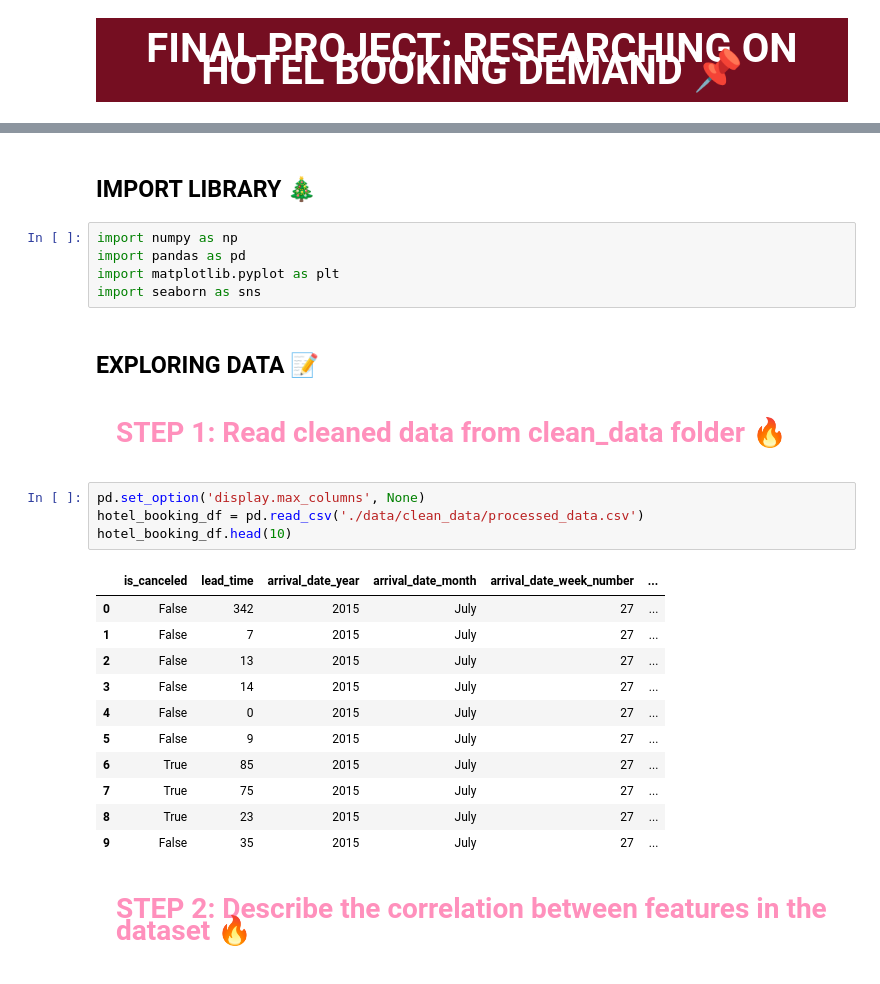
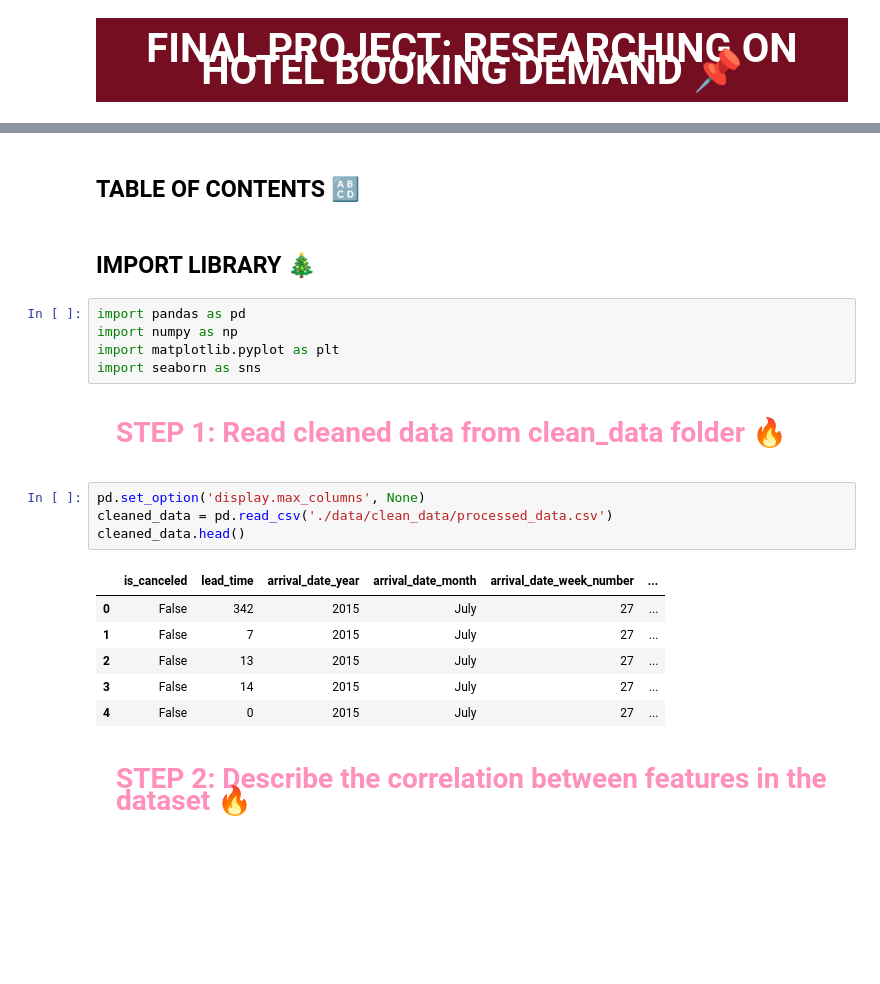
Before and after one commit to danghuynh-bit/LTKHDL_hotekbookingdemand, a Jupyter notebook: 03_Analyzing_Questions.ipynb, the cells around one changed output, grey strips where cells are left out. Cells and saved outputs as stored; diff of their text form; blank space fills up the shorter version.

```diff
--- a/03_Analyzing_Questions.ipynb
+++ b/03_Analyzing_Questions.ipynb
@@ -8,33 +8,28 @@
 </div>
+# %% [markdown]
+## **TABLE OF CONTENTS** 🔠
 # %% [markdown]
 ## **IMPORT LIBRARY** 🎄<a class="anchor" id="c1"></a>
 # %%
+import pandas as pd
 import numpy as np
-import pandas as pd
 import matplotlib.pyplot as plt
 import seaborn as sns
-# %% [markdown]
-## **EXPLORING DATA** 📝
 # %% [markdown]
 <div style="text-align: left; font-family: 'Trebuchet MS', Arial, sans-serif; color: #FF90BC; padding: 20px; font-size: 28px; font-weight: bold; border-radius: 0 0 0 0">
   STEP 1: Read cleaned data from clean_data folder 🔥
 </div>
 # %%
 pd.set_option('display.max_columns', None)
-hotel_booking_df = pd.read_csv('./data/clean_data/processed_data.csv')
-hotel_booking_df.head(10)
+cleaned_data = pd.read_csv('./data/clean_data/processed_data.csv')
+cleaned_data.head()
 # %% [output]
 |  | is_canceled | lead_time | arrival_date_year | arrival_date_month | arrival_date_week_number | ... |
 | 0 | False | 342 | 2015 | July | 27 | ... |
 | 1 | False | 7 | 2015 | July | 27 | ... |
 | 2 | False | 13 | 2015 | July | 27 | ... |
 | 3 | False | 14 | 2015 | July | 27 | ... |
 | 4 | False | 0 | 2015 | July | 27 | ... |
-| 5 | False | 9 | 2015 | July | 27 | ... |
-| 6 | True | 85 | 2015 | July | 27 | ... |
-| 7 | True | 75 | 2015 | July | 27 | ... |
-| 8 | True | 23 | 2015 | July | 27 | ... |
-| 9 | False | 35 | 2015 | July | 27 | ... |
 # %% [markdown]
 <div style="text-align: left; font-family: 'Trebuchet MS', Arial, sans-serif; color: #FF90BC; padding: 20px; font-size: 28px; font-weight: bold; border-radius: 0 0 0 0">
   STEP 2: Describe the correlation between features in the dataset 🔥
```
Also changed, not shown: parts of 34 cells of this notebook, 3 other files.
